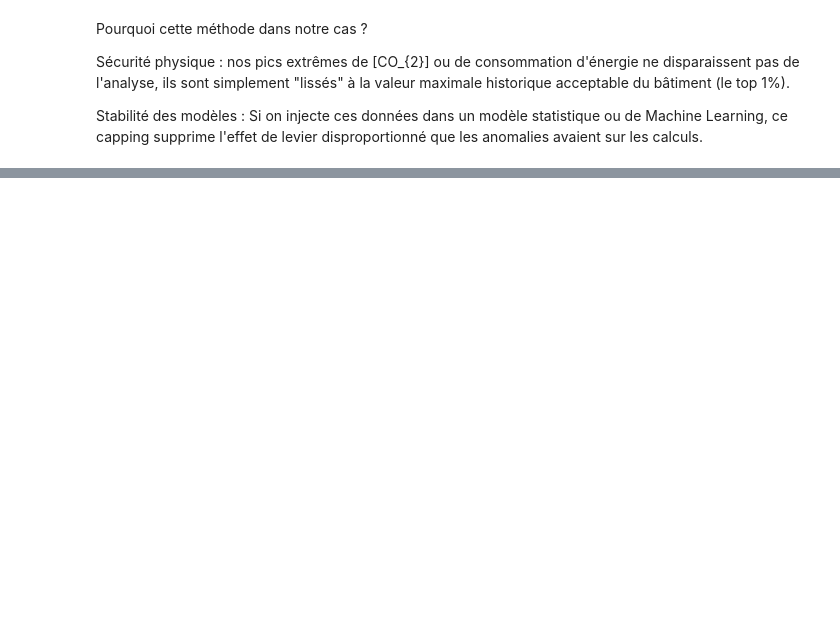
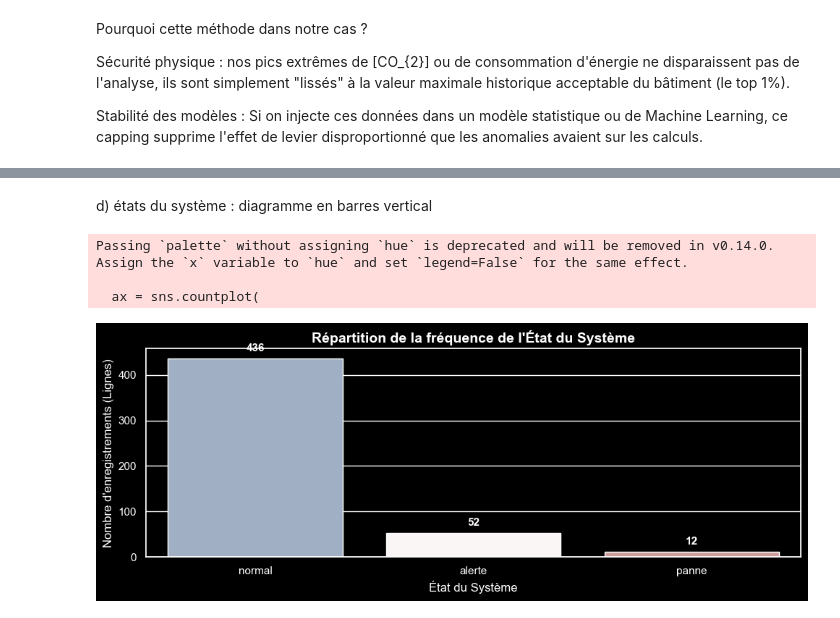
Before and after one commit to cheikhahmedtidiane/atelier_prepa_donnees_tab, a Jupyter notebook: atelier_prepa_donnees_tab/notebooks/atelier_prepa_donnees_tab.ipynb, the cells around one changed output, grey strips where cells are left out. Drawn from its saved outputs; the diff is of its cells as text; code cells hidden in the pictures; blank space fills up the shorter version.

```diff
--- a/atelier_prepa_donnees_tab/notebooks/atelier_prepa_donnees_tab.ipynb
+++ b/atelier_prepa_donnees_tab/notebooks/atelier_prepa_donnees_tab.ipynb
@@ -713,0 +893,47 @@ Stabilité des modèles : Si on injecte ces données dans un modèle statistique
+# %% [markdown]
+d) états du système :  diagramme en barres vertical
+# %%
+import matplotlib.pyplot as plt
+import seaborn as sns
+
+# 1. Configuration de la figure
+plt.figure(figsize=(10, 4))
+sns.set_theme(style="darkgrid")
+plt.style.use('dark_background')
+
+# 2. Détermination de l'ordre décroissant pour le tri des barres
+ordre_etats = df_clean['etat_systeme'].value_counts().index
+
+# 3. Génération du graphique de fréquence
+ax = sns.countplot(
+    data=df_clean,
+    x='etat_systeme',
+    order=ordre_etats,
+    palette='vlag'
+)
+
+# 4. Ajout des étiquettes numériques au-dessus de chaque barre
+for p in ax.patches:
+    ax.annotate(
+        f'{int(p.get_height())}',
+        (p.get_x() + p.get_width() / 2., p.get_height()),
+        ha='center',
+        va='bottom',
+        fontsize=11,
+        fontweight='bold',
+        xytext=(0, 5),
+        textcoords='offset points'
+    )
+
+# 5. Habillage du graphique
+plt.title("Répartition de la fréquence de l'État du Système", fontsize=14, fontweight='bold')
+plt.xlabel("État du Système", fontsize=12)
+plt.ylabel("Nombre d'enregistrements (Lignes)", fontsize=12)
+
+plt.tight_layout()
+plt.show()
+# %% [output]
+Passing `palette` without assigning `hue` is deprecated and will be removed in v0.14.0. Assign the `x` variable to `hue` and set `legend=False` for the same effect.
+
+  ax = sns.countplot(
+[figure, added]
```
Also changed, not shown: parts of 22 cells of this notebook.
